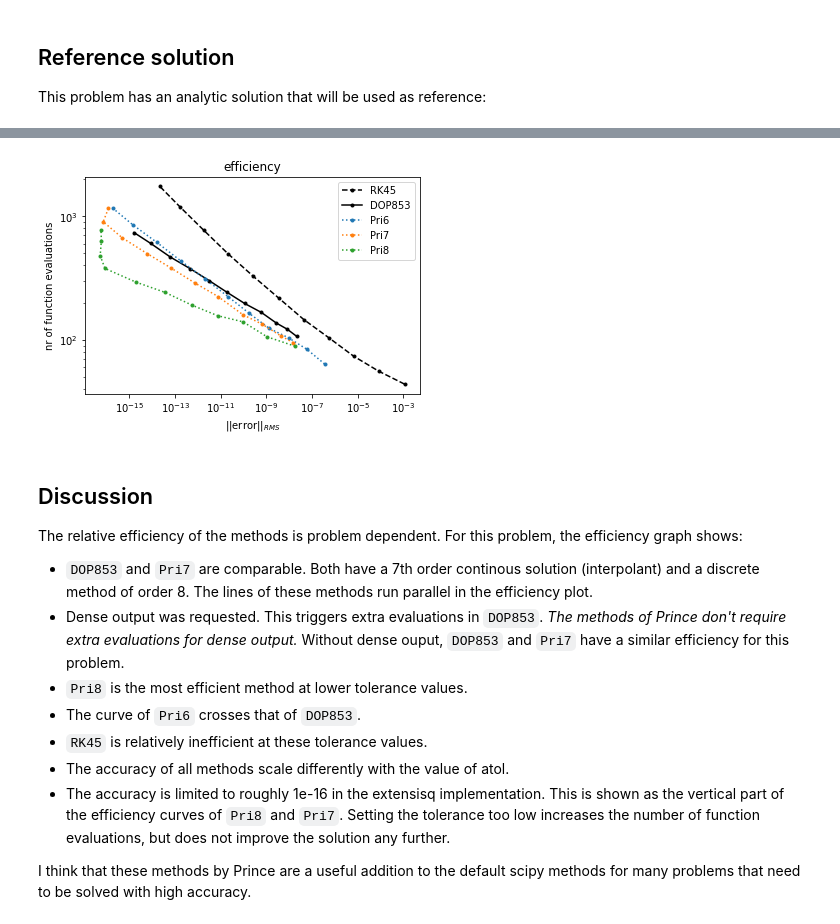
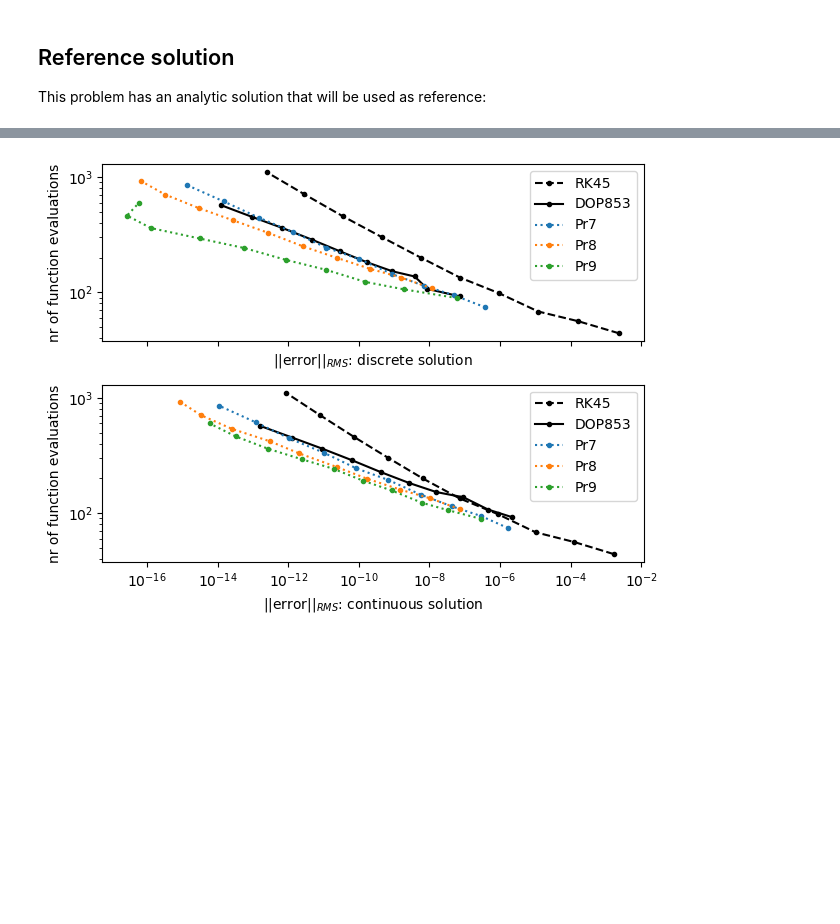
Before and after one commit to WRKampi/extensisq, a Jupyter notebook: docs/Prince.ipynb, the cells around one changed output, grey strips where cells are left out. Drawn from its saved outputs; the diff is of its cells as text; code cells hidden in the pictures; blank space fills up the shorter version.

```diff
--- a/docs/Prince.ipynb
+++ b/docs/Prince.ipynb
@@ -25,7 +43,7 @@ import numpy as np
 %matplotlib inline
 import matplotlib.pyplot as plt
 
-t = np.linspace(*problem['t_span'])
+t = np.linspace(*problem['t_span'], 300)
 
 plt.figure()
 plt.plot(t, reference(t))
@@ -40,6 +58,9 @@ The efficiency of the methods can be assessed by making a plot of the error vers
 # %%
-def rms_err_norm(solution, reference):
-    error = solution.y - reference(solution.t)
+def rms_err_norm(solution, reference, t=None):
+    if t is None:
+        error = solution.y - reference(solution.t)
+    else:
+        error = solution.sol(t) - reference(t)
     err_norm = (error**2).mean()**0.5
     return err_norm
 # %% [markdown]
@@ -47,46 +68,36 @@ Let's solve this problem with `Pri6`, `Pri7` and `Pri8` at several absolute tole
 # %%
 from scipy.integrate import solve_ivp
-from extensisq import Pri6, Pri7, Pri8
+from extensisq import Pr7, Pr8, Pr9
 
-methods = ['RK45', 'DOP853', Pri6, Pri7, Pri8]
-tolerances = np.logspace(-3, -13, 11)
+methods = ['RK45', 'DOP853', Pr7, Pr8, Pr9]
+tolerances = np.logspace(-3, -12, 10)
 
-plt.figure()
+fig, axs = plt.subplots(2, sharex=True)
 for method in methods:
     name = method if isinstance(method, str) else method.__name__
-    e = []
+    e_disc = []
+    e_cont = []
     n = []
     for tol in tolerances:
-        sol = solve_ivp(**problem, rtol=1e-13, atol=tol, method=method,
+        sol = solve_ivp(**problem, rtol=tol, atol=tol, method=method,
                         dense_output=True) # this triggers extra evaluations in DOP853
-        err = rms_err_norm(sol, reference)
-        e.append(err)
+        e_disc.append(rms_err_norm(sol, reference))
+        e_cont.append(rms_err_norm(sol, reference, t))
         n.append(sol.nfev)
     if name == 'RK45':
         style = '--k.'
     elif name == 'DOP853':
         style = '-k.'
     else:
         style = '.:'
-    plt.loglog(e, n, style, label=name)
-plt.legend()
-plt.xlabel(r'||error||$_{RMS}$')
-plt.ylabel('nr of function evaluations')
-plt.title('efficiency')
+    axs[0].loglog(e_disc, n, style, label=name)
+    axs[1].loglog(e_cont, n, style, label=name)
+axs[0].set_xlabel(r'||error||$_{RMS}$: discrete solution')
+axs[1].set_xlabel(r'||error||$_{RMS}$: continuous solution')
+for ax in axs:
+    ax.set_ylabel('nr of function evaluations')
+    ax.legend()
+plt.tight_layout()
 plt.show()
 # %% [output]
-[figure, old version]
+[figure, new version]
-# %% [markdown]
-## Discussion
-
-The relative efficiency of the methods is problem dependent. For this problem, the efficiency graph shows:
-
-* `DOP853` and `Pri7` are comparable. Both have a 7th order continous solution (interpolant) and a discrete method of order 8. The lines of these methods run parallel in the efficiency plot.
-* Dense output was requested. This triggers extra evaluations in `DOP853`. *The methods of Prince don't require extra evaluations for dense output.* Without dense ouput, `DOP853` and `Pri7` have a similar efficiency for this problem.
-* `Pri8` is the most efficient method at lower tolerance values.
-* The curve of `Pri6` crosses that of `DOP853`.
-* `RK45` is relatively inefficient at these tolerance values.
-* The accuracy of all methods scale differently with the value of atol.
-* The accuracy is limited to roughly 1e-16 in the extensisq implementation. This is shown as the vertical part of the efficiency curves of `Pri8` and `Pri7`. Setting the tolerance too low increases the number of function evaluations, but does not improve the solution any further.
-
-I think that these methods by Prince are a useful addition to the default scipy methods for many problems that need to be solved with high accuracy.
```
Also changed, not shown: parts of 7 cells of this notebook, 12 other files.
